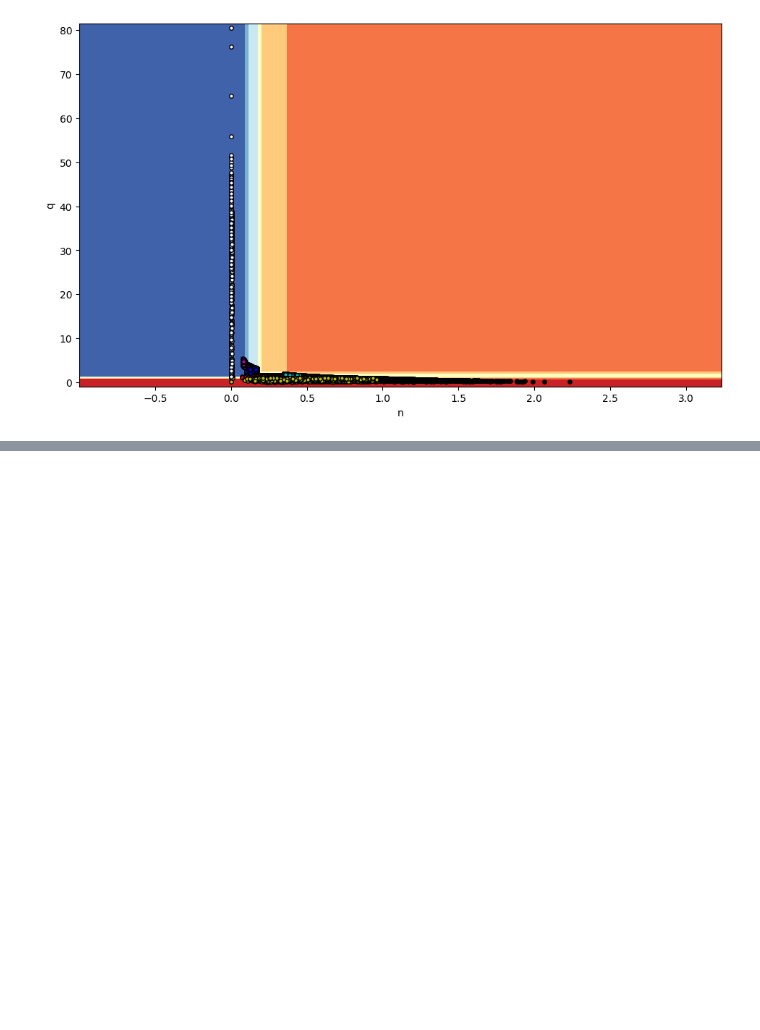
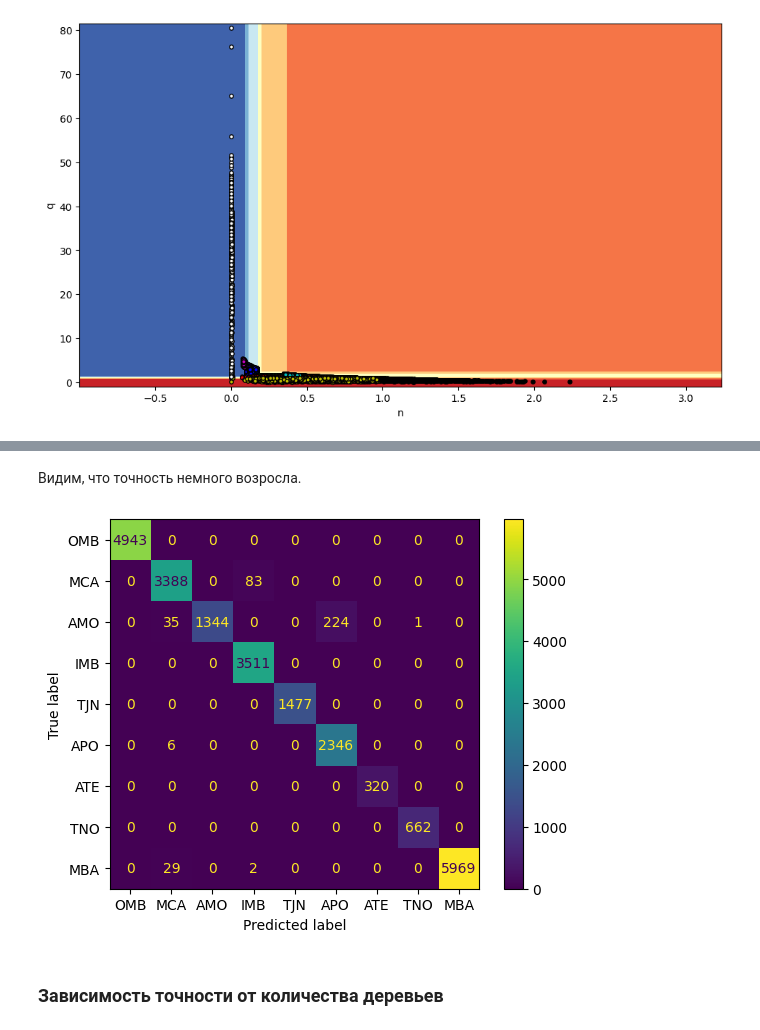
Before and after one commit to SerMisterMish/Statistical_and_Machine_Learning, a Jupyter notebook: supervised_learning/detree_rf_boost/tree.ipynb, the cells around one changed output, grey strips where cells are left out. Cells and saved outputs as stored; diff of their text form; code cells hidden in the pictures; blank space fills up the shorter version.

Commit message:
Add hyperparametr's fit and more visualization

```diff
--- a/supervised_learning/detree_rf_boost/tree.ipynb
+++ b/supervised_learning/detree_rf_boost/tree.ipynb
@@ -161,6 +162,7 @@ See the caveats in the documentation: https://pandas.pydata.org/pandas-docs/stab
 ### Какие есть классы
 # %%
 label_to_int = {name: i for i, name in enumerate(y.unique())}
+target_names = list(label_to_int.keys())
 label_to_int
 # %% [output]
 {'OMB': 0,
@@ -350,8 +411,6 @@ for i, color in zip(range(8), "bgrcmykw"):
 # %%
-# Случайный лес
-# TODO: подбор гиперпараметров
 rf = RandomForestClassifier(
-    n_estimators=300,
+    n_estimators=20,
     max_depth=None,
     min_samples_leaf=1,
     n_jobs=-1,
@@ -359,4 +418,5 @@ rf = RandomForestClassifier(
 )
 rf_cv_scores = cross_val_score(rf, X_train, y_train, cv=cv, scoring="accuracy", n_jobs=-1)
 rf.fit(X_train, y_train)
+print(f"CV accuracy: {np.mean(rf_cv_scores)} +- {2 * np.var(rf_cv_scores) / np.sqrt(cv.n_splits)}")
 # %% [output]
@@ -363,0 +526,19 @@ RandomForestClassifier(n_estimators=300, n_jobs=-1, random_state=42)
+# %%
+rf_4_param_grid = {
+    "n_estimators": [10, 25, 50, 100, 200, 300],
+    "max_depth": [1, 2, 3, 4],
+    "min_samples_leaf": [1, 2, 5, 10]
+}
+
+rf_4 = RandomForestClassifier(random_state=RANDOM_STATE)
+rf_4_grid = RandomizedSearchCV(
+    estimator=rf_4,
+    param_distributions=rf_4_param_grid,
+    cv=cv,
+    scoring="accuracy",
+    random_state=RANDOM_STATE,
+    n_iter=20,
+    n_jobs=-1
+)
+rf_4_grid.fit(X_train, y_train)
+rf_4_best: RandomForestClassifier = rf_4_grid.best_estimator_
@@ -363,0 +549,10 @@ RandomForestClassifier(n_estimators=300, n_jobs=-1, random_state=42)
+# %%
+rf_4_best_cv_scores = cross_val_score(rf_4_best, X_train, y_train, cv=cv, scoring="accuracy", n_jobs=-1)
+print(f"CV accuracy: {np.mean(rf_4_best_cv_scores)} +- {2 * np.var(rf_4_best_cv_scores) / np.sqrt(cv.n_splits)}")
+rf_4_best.fit(X_train, y_train)
+
+y_pred_rf_4_best = rf_4_best.predict(X_test)
+y_pred_proba_rf_4_best = rf_4_best.predict_proba(X_test)
+
+print(classification_report(y_test, y_pred_rf_4_best, target_names=target_names, zero_division=0))
+print("Accuracy:", accuracy_score(y_test, y_pred_rf_4_best))
@@ -363,0 +578,12 @@ RandomForestClassifier(n_estimators=300, n_jobs=-1, random_state=42)
+# %% [markdown]
+Видим, что точность немного возросла.
+# %%
+cm = confusion_matrix(y_test, y_pred_rf_4_best)
+cm_display = ConfusionMatrixDisplay(cm, display_labels = target_names)
+cm_display.plot()
+
+plt.show()
+# %% [output]
+[figure, added]
+# %% [markdown]
+### Зависимость точности от количества деревьев
```
Also changed, not shown: parts of 35 cells of this notebook, 1 other file.
